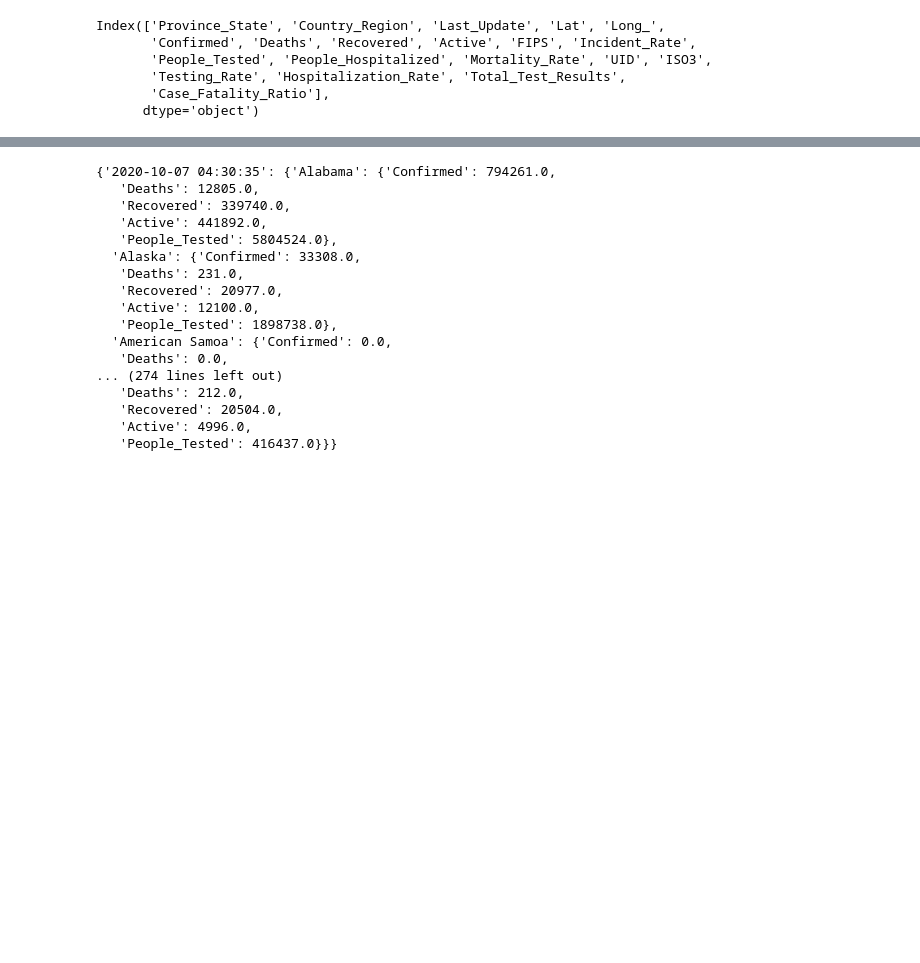
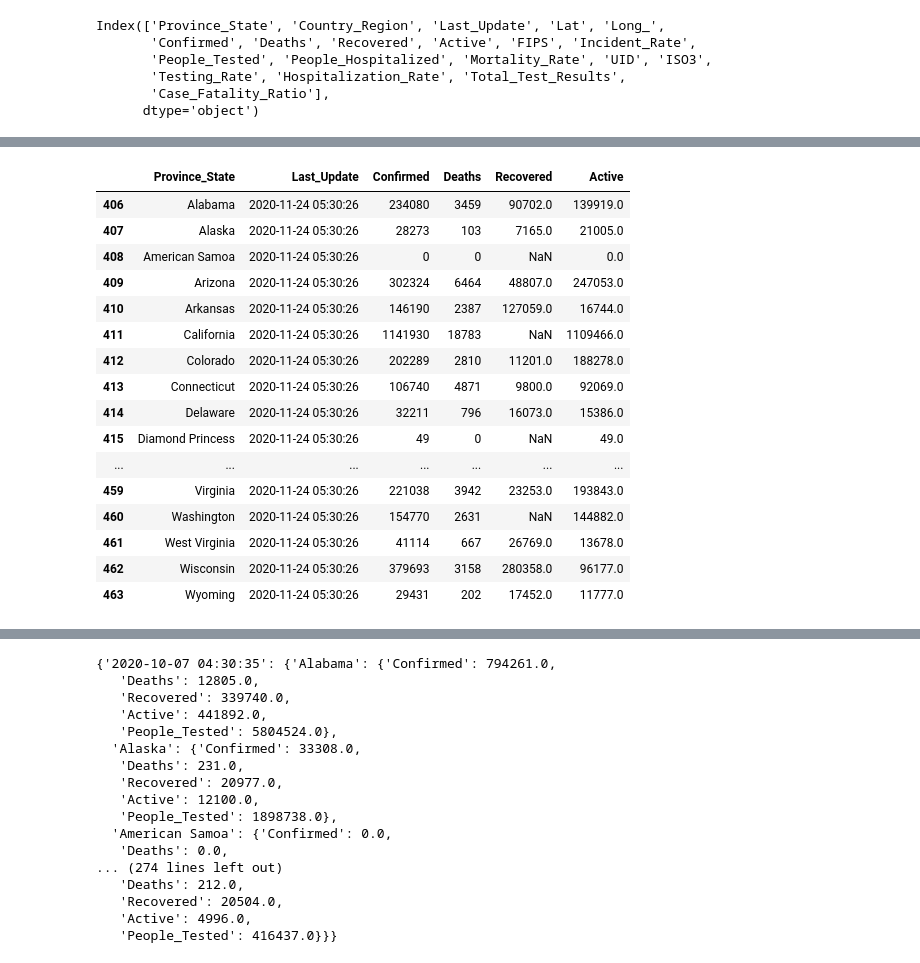
Before and after one commit to kfield1/Project-Covid, a Jupyter notebook: Cases .ipynb, the cells around one changed output, grey strips where cells are left out. Cells and saved outputs as stored; diff of their text form; code cells hidden in the pictures; blank space fills up the shorter version.

```diff
--- a/Cases .ipynb
+++ b/Cases .ipynb
@@ -117,0 +118,21 @@ organized_data_df[(organized_data_df["Last_Update"]=="2020-10-06 04:30:27")]
+# %%
+nov_24_df=organized_data_df[(organized_data_df["Last_Update"]=="2020-11-24 05:30:26")]
+nov_24_df
+# %% [output]
+|  | Province_State | Last_Update | Confirmed | Deaths | Recovered | Active |
+| 406 | Alabama | 2020-11-24 05:30:26 | 234080 | 3459 | 90702.0 | 139919.0 |
+| 407 | Alaska | 2020-11-24 05:30:26 | 28273 | 103 | 7165.0 | 21005.0 |
+| 408 | American Samoa | 2020-11-24 05:30:26 | 0 | 0 | NaN | 0.0 |
+| 409 | Arizona | 2020-11-24 05:30:26 | 302324 | 6464 | 48807.0 | 247053.0 |
+| 410 | Arkansas | 2020-11-24 05:30:26 | 146190 | 2387 | 127059.0 | 16744.0 |
+| 411 | California | 2020-11-24 05:30:26 | 1141930 | 18783 | NaN | 1109466.0 |
+| 412 | Colorado | 2020-11-24 05:30:26 | 202289 | 2810 | 11201.0 | 188278.0 |
+| 413 | Connecticut | 2020-11-24 05:30:26 | 106740 | 4871 | 9800.0 | 92069.0 |
+| 414 | Delaware | 2020-11-24 05:30:26 | 32211 | 796 | 16073.0 | 15386.0 |
+| 415 | Diamond Princess | 2020-11-24 05:30:26 | 49 | 0 | NaN | 49.0 |
+| ... | ... | ... | ... | ... | ... | ... |
+| 459 | Virginia | 2020-11-24 05:30:26 | 221038 | 3942 | 23253.0 | 193843.0 |
+| 460 | Washington | 2020-11-24 05:30:26 | 154770 | 2631 | NaN | 144882.0 |
+| 461 | West Virginia | 2020-11-24 05:30:26 | 41114 | 667 | 26769.0 | 13678.0 |
+| 462 | Wisconsin | 2020-11-24 05:30:26 | 379693 | 3158 | 280358.0 | 96177.0 |
+| 463 | Wyoming | 2020-11-24 05:30:26 | 29431 | 202 | 17452.0 | 11777.0 |
```
Also changed, not shown: parts of 17 cells of this notebook.
